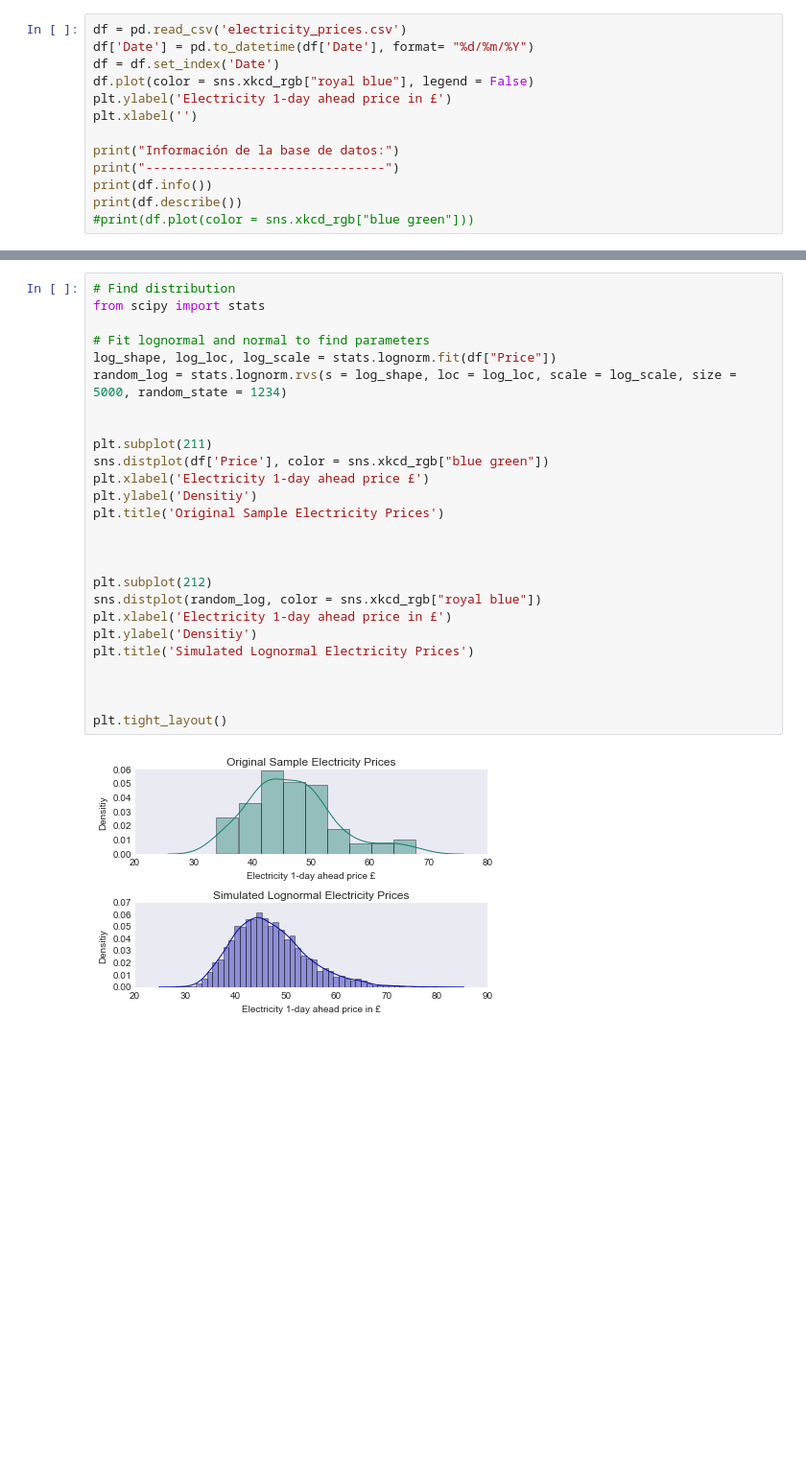
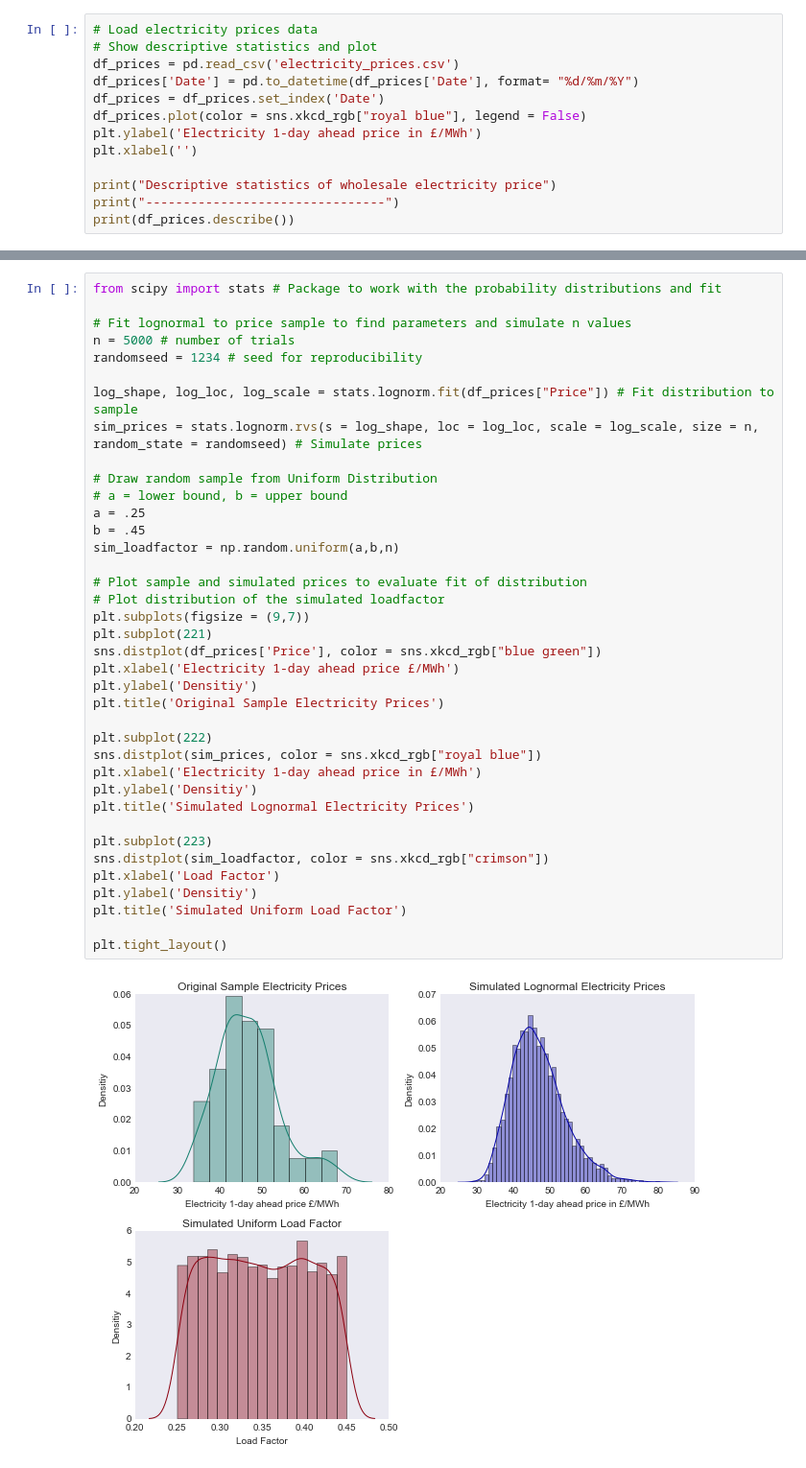
Before and after one commit to artregalado/montecarlo-economic-evaluation-energy-investments, a Jupyter notebook: montecarlo_electricity.ipynb, the cells around one changed output, grey strips where cells are left out. Shown: that part at 96% size. Drawn from its saved outputs; the diff is of its cells as text; blank space fills up the shorter version.

```diff
--- a/montecarlo_electricity.ipynb
+++ b/montecarlo_electricity.ipynb
@@ -19,14 +295,14 @@ Populating the interactive namespace from numpy and matplotlib
 # %%
-df = pd.read_csv('electricity_prices.csv')
-df['Date'] = pd.to_datetime(df['Date'], format= "%d/%m/%Y")
-df = df.set_index('Date')
-df.plot(color = sns.xkcd_rgb["royal blue"], legend = False)
-plt.ylabel('Electricity 1-day ahead price in £')
+# Load electricity prices data
+# Show descriptive statistics and plot
+df_prices = pd.read_csv('electricity_prices.csv')
+df_prices['Date'] = pd.to_datetime(df_prices['Date'], format= "%d/%m/%Y")
+df_prices = df_prices.set_index('Date')
+df_prices.plot(color = sns.xkcd_rgb["royal blue"], legend = False)
+plt.ylabel('Electricity 1-day ahead price in £/MWh')
 plt.xlabel('')
 
-print("Información de la base de datos:")
+print("Descriptive statistics of wholesale electricity price")
 print("--------------------------------")
-print(df.info())
-print(df.describe())
-#print(df.plot(color = sns.xkcd_rgb["blue green"]))
+print(df_prices.describe())
 # %% [output]
@@ -54,28 +323,40 @@ max     67.690000
 # %%
-# Find distribution
-from scipy import stats
+from scipy import stats # Package to work with the probability distributions and fit
 
-# Fit lognormal and normal to find parameters
-log_shape, log_loc, log_scale = stats.lognorm.fit(df["Price"])
-random_log = stats.lognorm.rvs(s = log_shape, loc = log_loc, scale = log_scale, size = 5000, random_state = 1234)
+# Fit lognormal to price sample to find parameters and simulate n values
+n = 5000 # number of trials
+randomseed = 1234 # seed for reproducibility
 
+log_shape, log_loc, log_scale = stats.lognorm.fit(df_prices["Price"]) # Fit distribution to sample
+sim_prices = stats.lognorm.rvs(s = log_shape, loc = log_loc, scale = log_scale, size = n, random_state = randomseed) # Simulate prices
 
-plt.subplot(211)
-sns.distplot(df['Price'], color = sns.xkcd_rgb["blue green"])
-plt.xlabel('Electricity 1-day ahead price £')
+# Draw random sample from Uniform Distribution
+# a = lower bound, b = upper bound
+a = .25
+b = .45
+sim_loadfactor = np.random.uniform(a,b,n)
+
+# Plot sample and simulated prices to evaluate fit of distribution
+# Plot distribution of the simulated loadfactor
+plt.subplots(figsize = (9,7))
+plt.subplot(221)
+sns.distplot(df_prices['Price'], color = sns.xkcd_rgb["blue green"])
+plt.xlabel('Electricity 1-day ahead price £/MWh')
 plt.ylabel('Densitiy')
 plt.title('Original Sample Electricity Prices')
 
-
-
-plt.subplot(212)
-sns.distplot(random_log, color = sns.xkcd_rgb["royal blue"])
-plt.xlabel('Electricity 1-day ahead price in £')
+plt.subplot(222)
+sns.distplot(sim_prices, color = sns.xkcd_rgb["royal blue"])
+plt.xlabel('Electricity 1-day ahead price in £/MWh')
 plt.ylabel('Densitiy')
 plt.title('Simulated Lognormal Electricity Prices')
 
-
+plt.subplot(223)
+sns.distplot(sim_loadfactor, color = sns.xkcd_rgb["crimson"])
+plt.xlabel('Load Factor')
+plt.ylabel('Densitiy')
+plt.title('Simulated Uniform Load Factor')
 
 plt.tight_layout()
 # %% [output]
-[figure, old version]
+[figure, new version]
```
Also changed, not shown: parts of 29 cells of this notebook, 1 other file.
